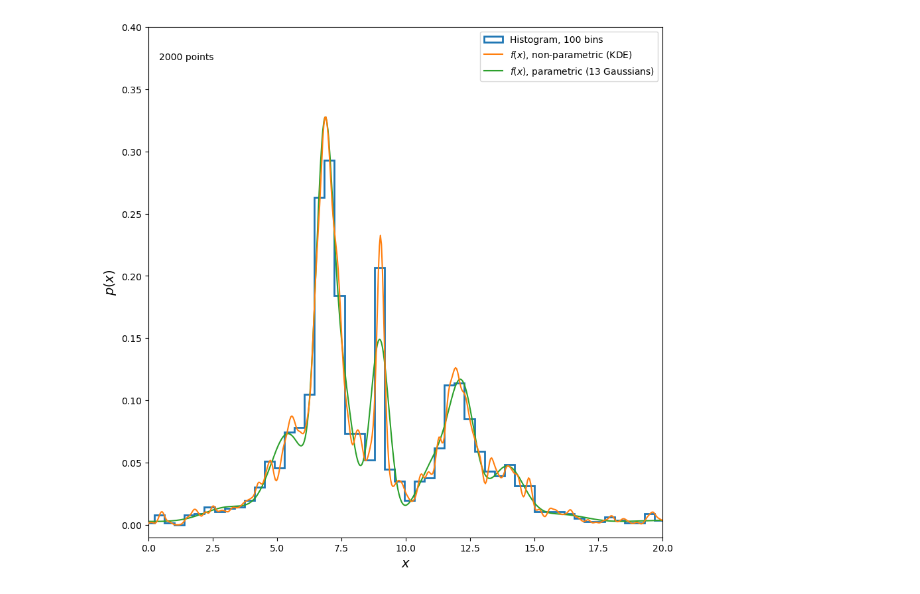
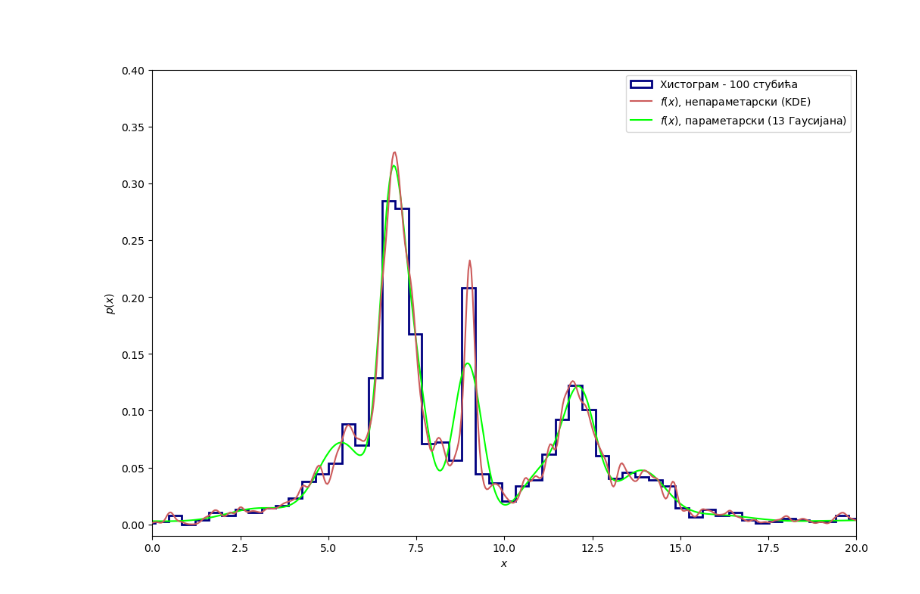
Before and after one commit to zorzeus/Astrostatistika, a Jupyter notebook: as_01.ipynb, the cells around one changed output. Saved outputs shown, nothing was run; the diff lists cells and outputs as text; code cells hidden in the pictures.

```diff
--- a/as_01.ipynb
+++ b/as_01.ipynb
@@ -87,16 +116,22 @@ from sklearn.mixture import GaussianMixture
 # %%
-random_state = np.random.RandomState(seed=0)
-N = 2000 # number of data points
-mu_gamma_f = [(5, 1.0, 0.1),
+random_state = np.random.RandomState(seed=0) # генератор случајних бројева (важи репродуктивност)
+N = 2000 # укупан број генерисаних података
+
+mu_gamma_f = [(5, 1.0, 0.1), # листа од пет тројки
               (7, 0.5, 0.5),
               (9, 0.1, 0.1),
               (12, 0.5, 0.2),
               (14, 1.0, 0.1)]
-hx = lambda x: sum([f * stats.cauchy(mu, gamma).pdf(x)
+
+hx = lambda x: sum([f * stats.cauchy(mu, gamma).pdf(x) # функција густине вјероватноће
                           for (mu, gamma, f) in mu_gamma_f])
+
+# генерисање случајних промјењивих
 x = np.concatenate([stats.cauchy(mu, gamma).rvs(int(f * N), random_state=random_state)
                     for (mu, gamma, f) in mu_gamma_f])
-random_state.shuffle(x)
-x = x[x > -10]
-x = x[x < 30]
+
+random_state.shuffle(x) # мијешање података
+
+x = x[x > -15]
+x = x[x < 25]
 # %%
@@ -110,48 +155,42 @@ plt.hist(x,bins=1000);
 # %%
-#------------------------------------------------------------
-# plot the results
-fig,ax = plt.subplots(figsize=(10, 10))
-xgrid = np.linspace(-10, 30, 1000)
+plt.figure(figsize=(12,8))
+xgrid = np.linspace(-10, 30, 1000) # генерисање мреже тачака за цртање густине
 
-# True distribution: you typically don't have it! Only have the samples!
+# Права расподјела - у реалности, имамо само узорке података
 if False:
-    ax.plot(xgrid, hx(xgrid), ':', color='black', zorder=3,
-            label="$h(x)$, Generating Distribution")
+    plt.plot(xgrid, hx(xgrid), ':', color='black', zorder=3,
+            label='$h(x)$, Generating Distribution')
 
-# A simple histogram
-# But try changing the number of bins!
+# Опет правимо хистограм
 if True:
-    ax.hist(x,density=True,color='C0',bins=100,histtype='step',lw=2, label='Histogram, 100 bins')
+    plt.hist(x, density=True, color='navy', bins=100, histtype='step', lw=2, label='Хистограм - 100 стубића')
 
-# Something more sophisticated: Kernel Density Estimation
-# But try changing the bandwith!
+# Непараметарска метода процјене функције густине - Kernel Density Estimation (KDE)
 if True:
-    kde = KernelDensity(bandwidth=0.1, kernel='gaussian')
-    kde.fit(x[:, None])
-    dens_kde = np.exp(kde.score_samples(xgrid[:, None]))
-    ax.plot(xgrid, dens_kde, '-', color='C1', zorder=3,
-            label="$f(x)$, non-parametric (KDE)")
+    kde = KernelDensity(bandwidth=0.1, kernel='gaussian') # Гаусов кернел
+    kde.fit(x[:, None]) # додавање података
+    dens_kde = np.exp(kde.score_samples(xgrid[:, None])) # рачунање вриједности густине
+    plt.plot(xgrid, dens_kde, '-', color='indianred', zorder=3, # KDE процијењена функција
+            label='$f(x)$, непараметарски (KDE)')
 
-# Use Gaussian Mixtures with a pre-defined number of clusters (13)
+# Параметарска метода која апроксимира расподјелу помоћу мјешавине Гаусијана (Gaussian Mixture Model)
 if True:
-    gmm = GaussianMixture(n_components=13).fit(x.reshape(-1, 1))
-    logprob = gmm.score_samples(xgrid.reshape(-1, 1))
-    fx = lambda j : np.exp(gmm.score_samples(j.reshape(-1, 1)))
-    ax.plot(xgrid, fx(np.array(xgrid)), '-', color='C2',
-            label="$f(x)$, parametric (13 Gaussians)")
+    n_components = 13
+    gmm = GaussianMixture(n_components=n_components).fit(x.reshape(-1, 1)) # креирање модела
+    logprob = gmm.score_samples(xgrid.reshape(-1, 1)) # рачунање log-likelihood
+    fx = lambda j : np.exp(gmm.score_samples(j.reshape(-1, 1))) # конверзија у праве вјероватноће
+    plt.plot(xgrid, fx(np.array(xgrid)), '-', color='lime', # параметарски процијењена функција
+            label=f'$f(x)$, параметарски ({n_components} Гаусијана)')
 
-# Plot cosmetics
-ax.text(0.02, 0.95, "%i points" % N, ha='left', va='top',
+plt.text(0.02, 0.85, '%i података' % N, ha='left', va='top',
             transform=ax.transAxes)
 
-ax.set_ylabel('$p(x)$',fontsize=14)
-ax.legend(loc='upper right')
-
-ax.set_xlabel('$x$',fontsize=14)
-ax.set_xlim(0, 20)
-ax.set_ylim(-0.01, 0.4001)
-
+plt.ylabel('$p(x)$')
+plt.legend(loc='upper right')
+plt.xlabel('$x$')
+plt.xlim(0, 20)
+plt.ylim(-0.01, 0.4001)
 plt.show()
 # %% [output]
-[figure, old version]
+[figure, new version]
 # %%
```
Also changed, not shown: parts of 9 cells of this notebook.
